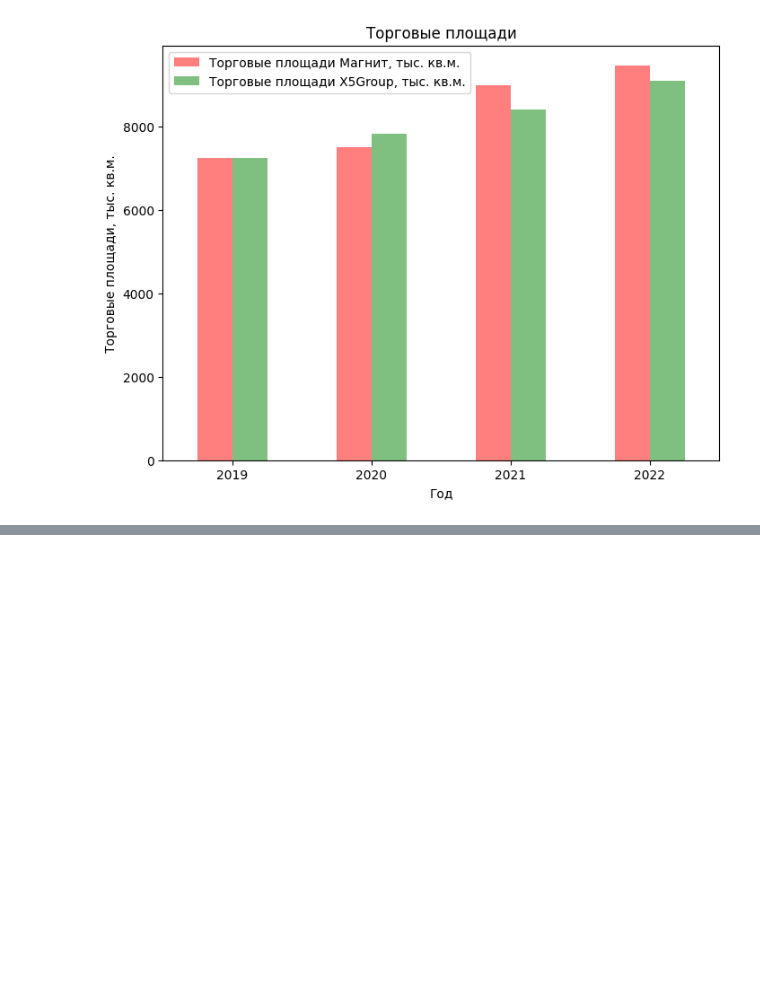
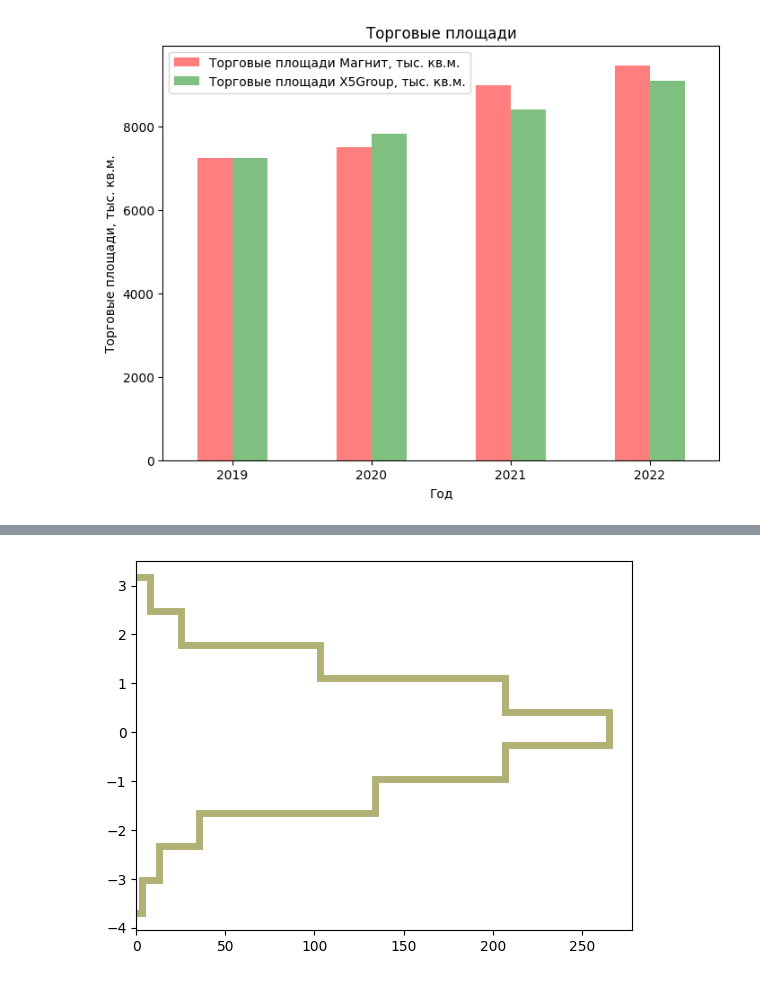
Before and after one commit to Putinka1993/notes, a Jupyter notebook: jupyter notebook/matplotlib/mathplotlib2.ipynb, the cells around one changed output, grey strips where cells are left out. Saved outputs shown, nothing was run; the diff lists cells and outputs as text; code cells hidden in the pictures; blank space fills up the shorter version.

```diff
--- a/jupyter notebook/matplotlib/mathplotlib2.ipynb
+++ b/jupyter notebook/matplotlib/mathplotlib2.ipynb
@@ -87,0 +101,5 @@ df.plot(kind='bar', x='Год', xlabel='Год', ylabel='Торговые пло
+# %%
+plt.hist(x=arr, histtype='step', color='#B1B176', linewidth=5, orientation='horizontal')
+plt.show()
+# %% [output]
+[figure, added]
```
Also changed, not shown: parts of 8 cells of this notebook, 2 other files.
